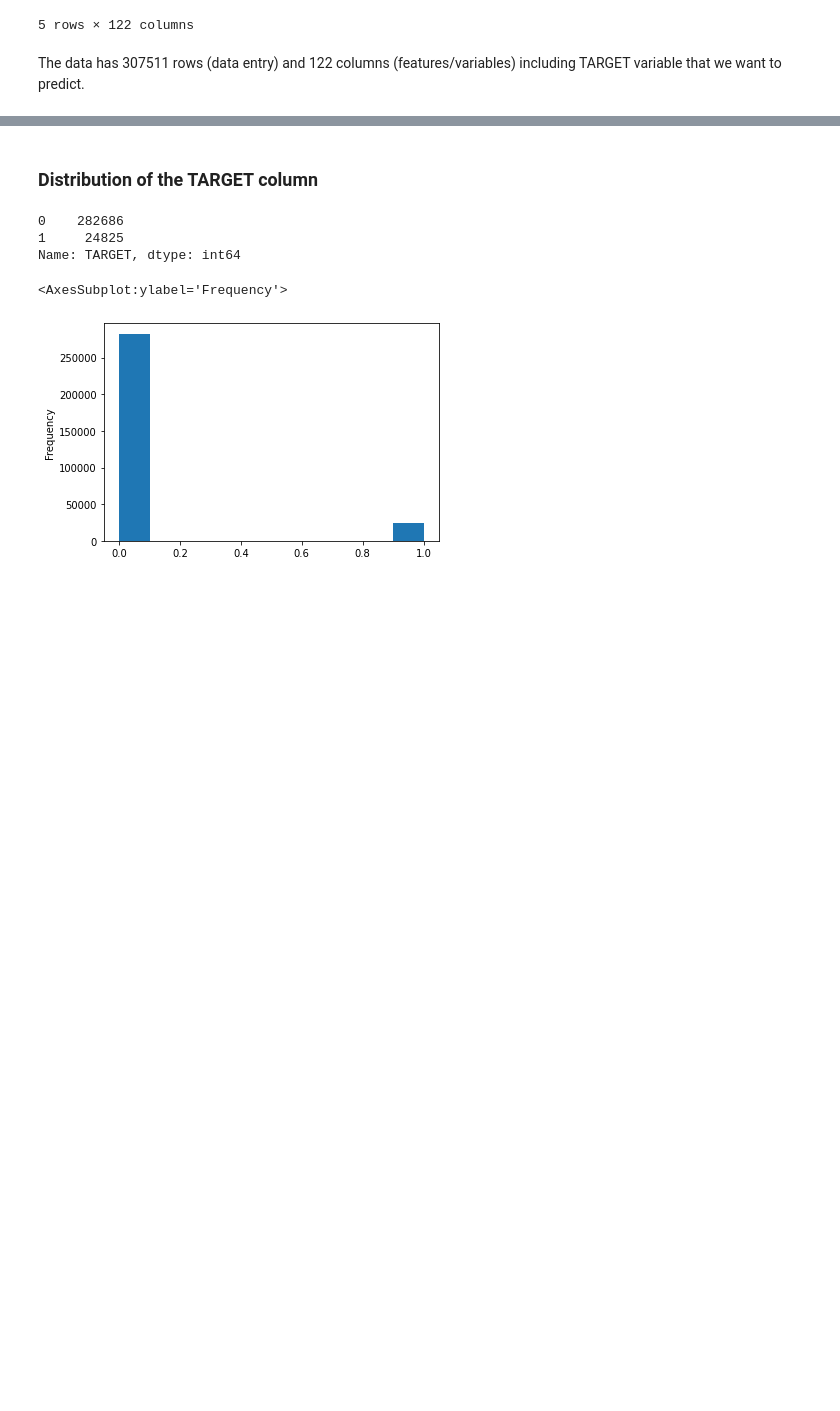
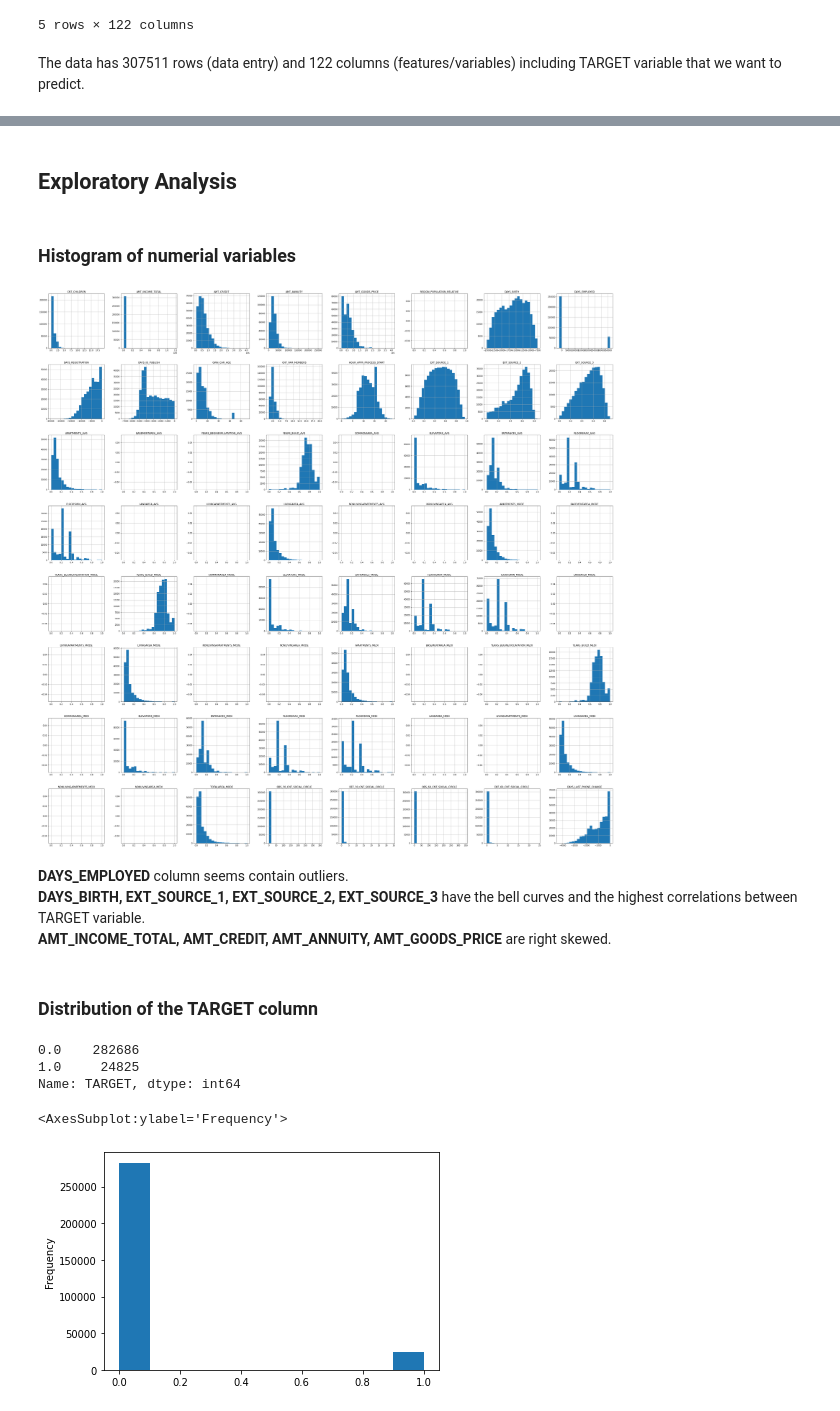
Before and after one commit to tuedoan569/Home-Credit-Default-Risk, a Jupyter notebook: Home Credit Default Risk.ipynb, the cells around one changed output, grey strips where cells are left out. Saved outputs shown, nothing was run; the diff lists cells and outputs as text; code cells hidden in the pictures; blank space fills up the shorter version.

```diff
--- a/Home Credit Default Risk.ipynb
+++ b/Home Credit Default Risk.ipynb
@@ -84,0 +141,13 @@ test.head()
+# %%
+recurring_cat_cols = [col for col in train.columns if col[:4] in ['NAME', 'FLAG', 'REG_', 'LIVE']]
+cat_cols = ['CODE_GENDER', 'OCCUPATION_TYPE', 'REGION_RATING_CLIENT', 'REGION_RATING_CLIENT_W_CITY', 'WEEKDAY_APPR_PROCESS_START',
+            'ORGANIZATION_TYPE', 'FONDKAPREMONT_MODE', 'HOUSETYPE_MODE', 'WALLSMATERIAL_MODE', 'EMERGENCYSTATE_MODE',
+            'AMT_REQ_CREDIT_BUREAU_HOUR', 'AMT_REQ_CREDIT_BUREAU_DAY', 'AMT_REQ_CREDIT_BUREAU_WEEK', 'AMT_REQ_CREDIT_BUREAU_MON',
+            'AMT_REQ_CREDIT_BUREAU_QRT', 'AMT_REQ_CREDIT_BUREAU_YEAR'] + recurring_cat_cols
+
+num_cols = [col for col in train.columns if col not in cat_cols + ['SK_ID_CURR', 'TARGET']]
+
+# Features that don't seem too important:
+drop_cols = ['WEEKDAY_APPR_PROCESS_START', 'HOUR_APPR_PROCESS_START', 'WALLSMATERIAL_MODE']
+print('Number of categorical features:', len(cat_cols))
+print('Number of numerical features:', len(num_cols))
@@ -84,0 +160,10 @@ test.head()
+# %%
+le = LabelEncoder()
+le_count = 0
+
+#Iterate thorugh the columns
+for col in train[cat_cols]:
+    le.fit(train[col])                   # train on the training data
+    train[col]=le.transform(train[col])  #transform both training and testing data
+    le_count += 1                        #keep track of how many columns were label encode
+print('%d columns were label encoded.' % le_count)
@@ -84,0 +196,8 @@ test.head()
+# %%
+sel = VarianceThreshold(threshold=(0.01))
+sel.fit(train)
+
+selected_features = list(train.columns[sel.get_support()])
+print("Feature selection", sel.get_support())
+print("Selected features:", selected_features)
+print("Removed features:", list(train.columns[~sel.get_support()]))
@@ -84,0 +220,7 @@ test.head()
+# %%
+# Transform (remove low variance features)
+train_ = sel.transform(train)
+# Turn back into a dataframe
+train = pd.DataFrame(train_, columns=selected_features)
+# Confirm the new shape
+train.shape
@@ -85,10 +254,24 @@ test.head()
+# %% [markdown]
+## Exploratory Analysis
+# %% [markdown]
+### Histogram of numerial variables
+# %%
+num_train = train.reindex(columns = num_cols)
+num_train[num_cols].hist(bins=20, figsize=(50, 50))
+plt.show()
+# %% [output]
+[figure, added]
+# %% [markdown]
+__DAYS_EMPLOYED__ column seems contain outliers. <br>
+__DAYS_BIRTH, EXT_SOURCE_1, EXT_SOURCE_2, EXT_SOURCE_3__ have the bell curves and the highest correlations between TARGET variable.<br>
+__AMT_INCOME_TOTAL, AMT_CREDIT, AMT_ANNUITY, AMT_GOODS_PRICE__ are right skewed.
 # %% [markdown]
 ### Distribution of the TARGET column
 # %%
 train['TARGET'].value_counts()
 # %% [output]
-0    282686
-1     24825
+0.0    282686
+1.0     24825
 Name: TARGET, dtype: int64
 # %%
 train['TARGET'].astype(int).plot.hist()
```
Also changed, not shown: parts of 118 cells of this notebook.
